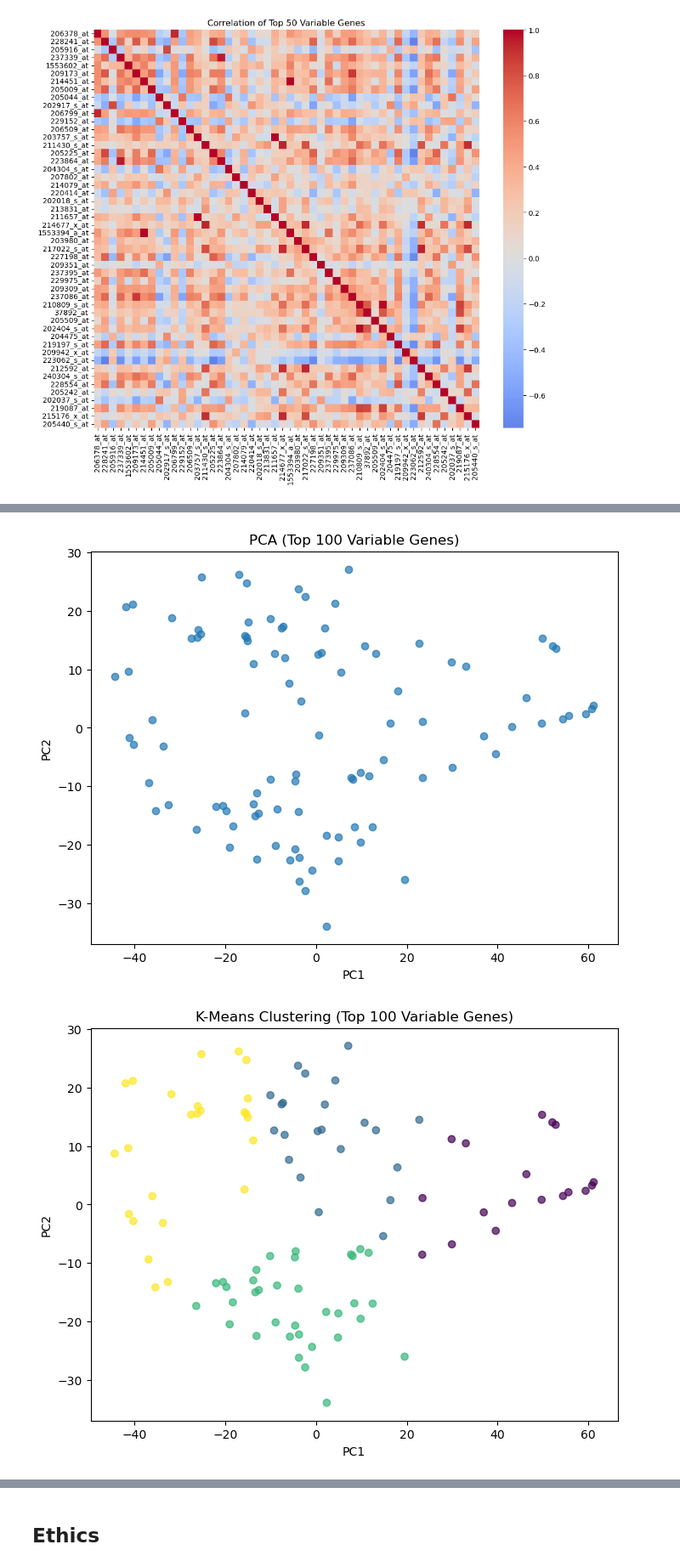
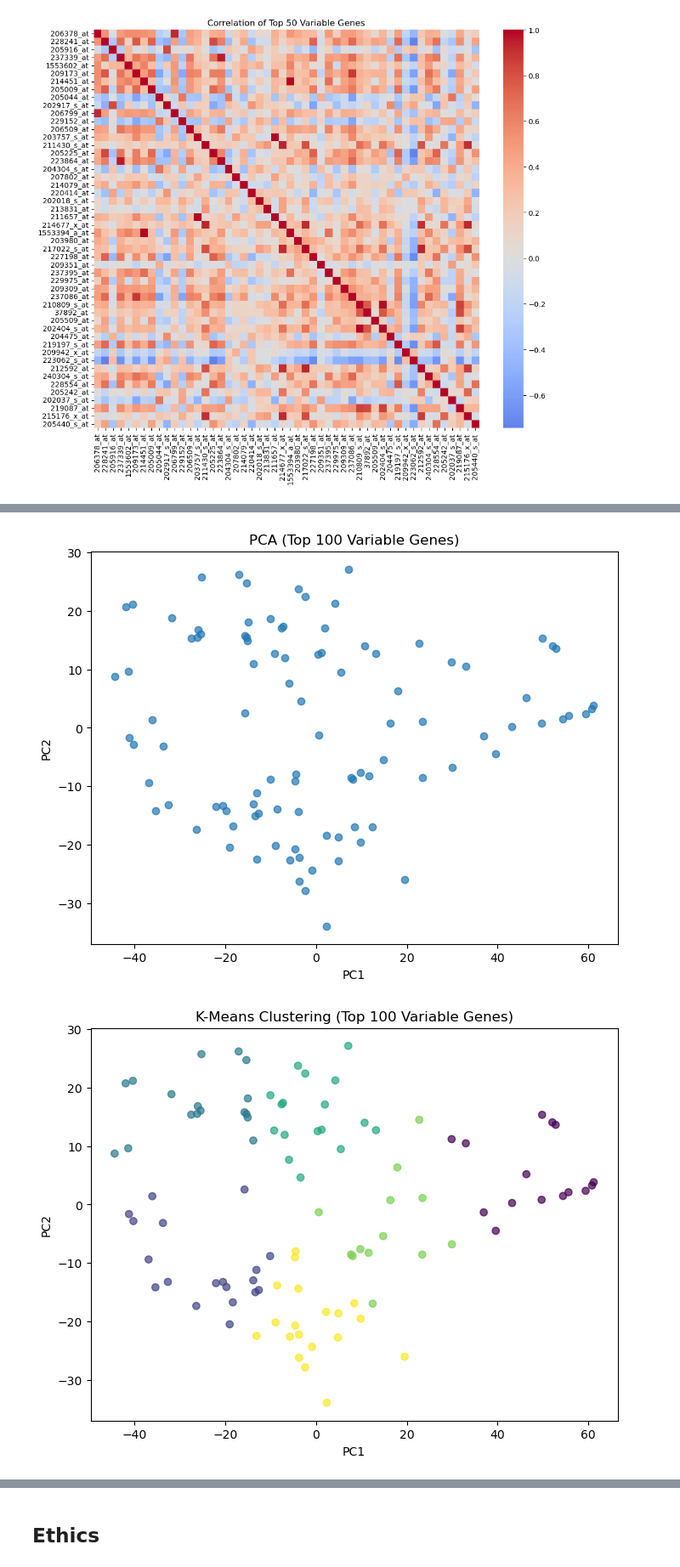
Before and after one commit to COGS108/Group099_WI26, a Jupyter notebook: 02-EDACheckpoint.ipynb, the cells around one changed output, grey strips where cells are left out. Shown at 85% size. Cells and saved outputs as stored; diff of their text form; code cells hidden in the pictures.

```diff
--- a/02-EDACheckpoint.ipynb
+++ b/02-EDACheckpoint.ipynb
@@ -232,29 +252,29 @@ plt.show()
 # %%
 # Top 100 most variable genes
 top_var_genes = numeric_data.var().sort_values(ascending=False).head(100).index
 pca_data = numeric_data[top_var_genes].T  # Transpose so samples are rows
 
 # PCA
 pca = PCA(n_components=2)
 pca_result = pca.fit_transform(pca_data)
 
 plt.figure(figsize=(8,6))
 plt.scatter(pca_result[:,0], pca_result[:,1], alpha=0.7)
 plt.xlabel('PC1')
 plt.ylabel('PC2')
 plt.title('PCA (Top 100 Variable Genes)')
 plt.show()
 
 # K-Means
-kmeans = KMeans(n_clusters=4, random_state=42)
-clusters = kmeans.fit_predict(pca_data)
+kmeans = KMeans(n_clusters=6, random_state=42)
+clusters = kmeans.fit_predict(pca_result)
 
 plt.figure(figsize=(8,6))
 plt.scatter(pca_result[:,0], pca_result[:,1], c=clusters, cmap='viridis', alpha=0.7)
 plt.xlabel('PC1')
 plt.ylabel('PC2')
 plt.title('K-Means Clustering (Top 100 Variable Genes)')
 plt.show()
 # %% [output]
 [figure]
-[figure, old version]
+[figure, new version]
```
Also changed, not shown: parts of 14 cells of this notebook.
